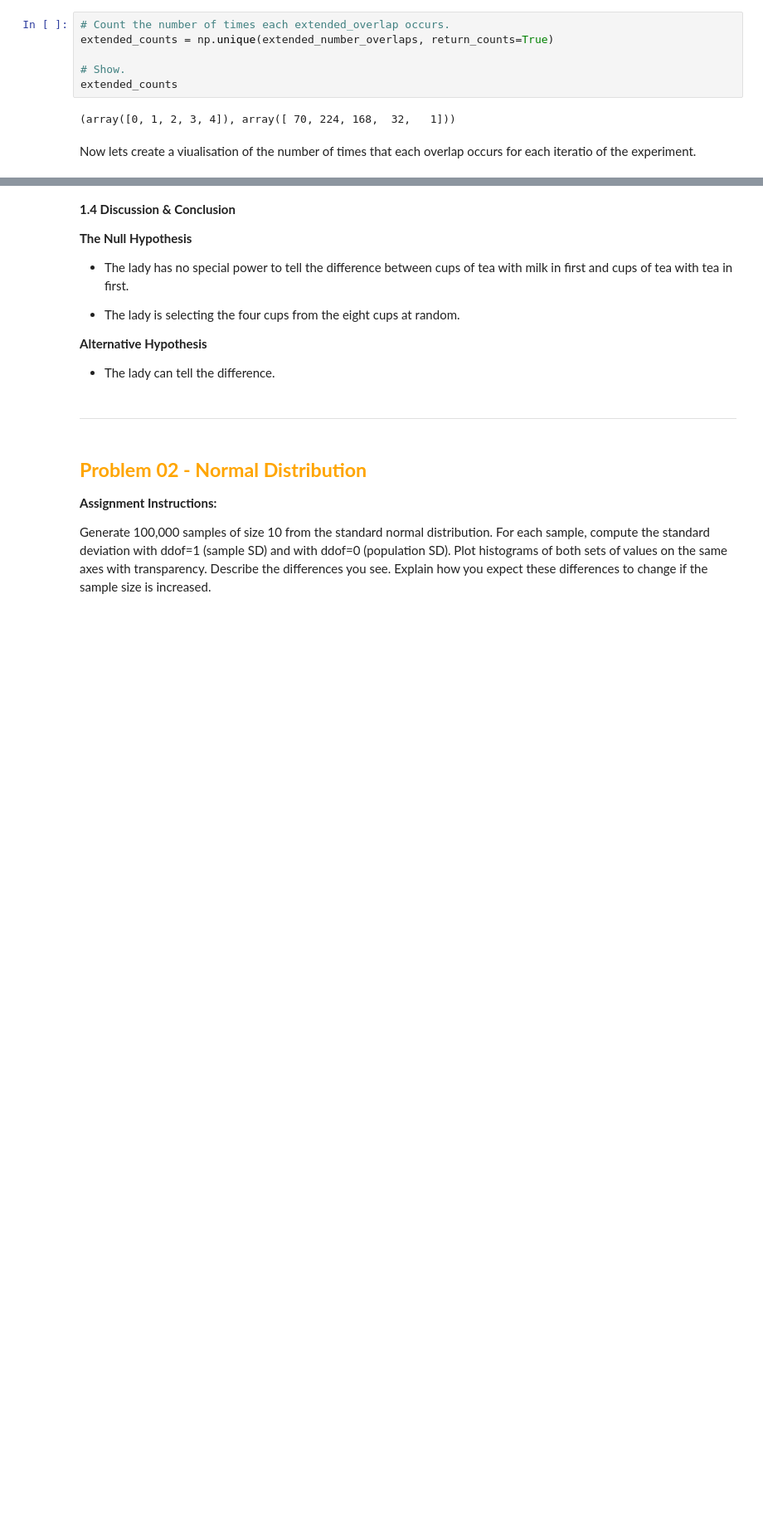
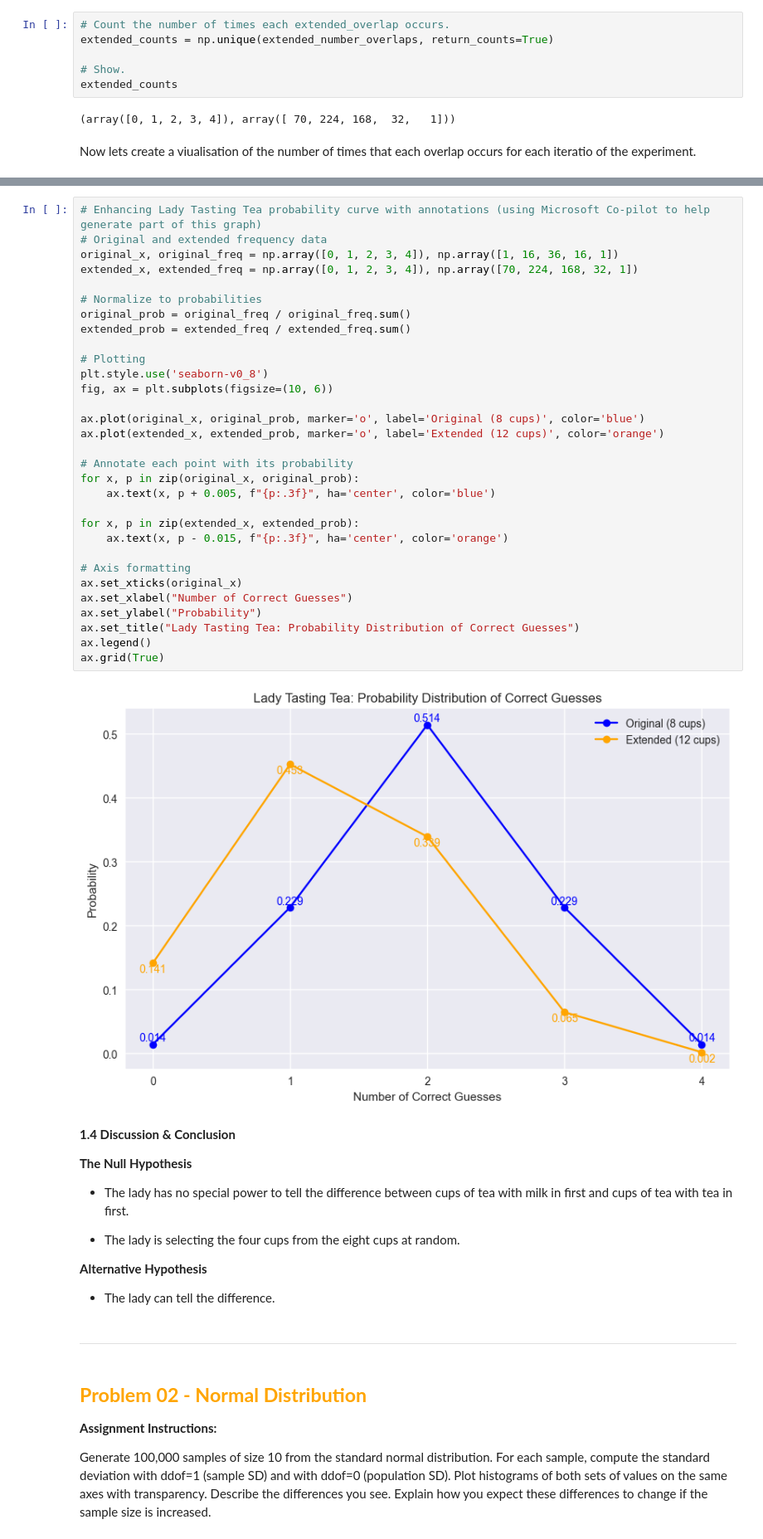
Before and after one commit to Laura6826/applied-statistics-8651, a Jupyter notebook: problems.ipynb, the cells around one changed output, grey strips where cells are left out. Shown: that part at 83% size. Cells and saved outputs as stored; diff of their text form; blank space fills up the shorter version.

Commit message:
Expermenting with Co-pilot!

```diff
--- a/problems.ipynb
+++ b/problems.ipynb
@@ -329,3 +333,36 @@ plt.tight_layout()
+# %%
+# Enhancing Lady Tasting Tea probability curve with annotations (using Microsoft Co-pilot to help generate part of this graph)
+# Original and extended frequency data
+original_x, original_freq = np.array([0, 1, 2, 3, 4]), np.array([1, 16, 36, 16, 1])
+extended_x, extended_freq = np.array([0, 1, 2, 3, 4]), np.array([70, 224, 168, 32, 1])
+
+# Normalize to probabilities
+original_prob = original_freq / original_freq.sum()
+extended_prob = extended_freq / extended_freq.sum()
+
+# Plotting
+plt.style.use('seaborn-v0_8')
+fig, ax = plt.subplots(figsize=(10, 6))
+
+ax.plot(original_x, original_prob, marker='o', label='Original (8 cups)', color='blue')
+ax.plot(extended_x, extended_prob, marker='o', label='Extended (12 cups)', color='orange')
+
+# Annotate each point with its probability
+for x, p in zip(original_x, original_prob):
+    ax.text(x, p + 0.005, f"{p:.3f}", ha='center', color='blue')
+
+for x, p in zip(extended_x, extended_prob):
+    ax.text(x, p - 0.015, f"{p:.3f}", ha='center', color='orange')
+
+# Axis formatting
+ax.set_xticks(original_x)
+ax.set_xlabel("Number of Correct Guesses")
+ax.set_ylabel("Probability")
+ax.set_title("Lady Tasting Tea: Probability Distribution of Correct Guesses")
+ax.legend()
+ax.grid(True)
+# %% [output]
+[figure, added]
 # %% [markdown]
 **1.4 Discussion & Conclusion**
 
```
Also changed, not shown: parts of 2 cells of this notebook.
